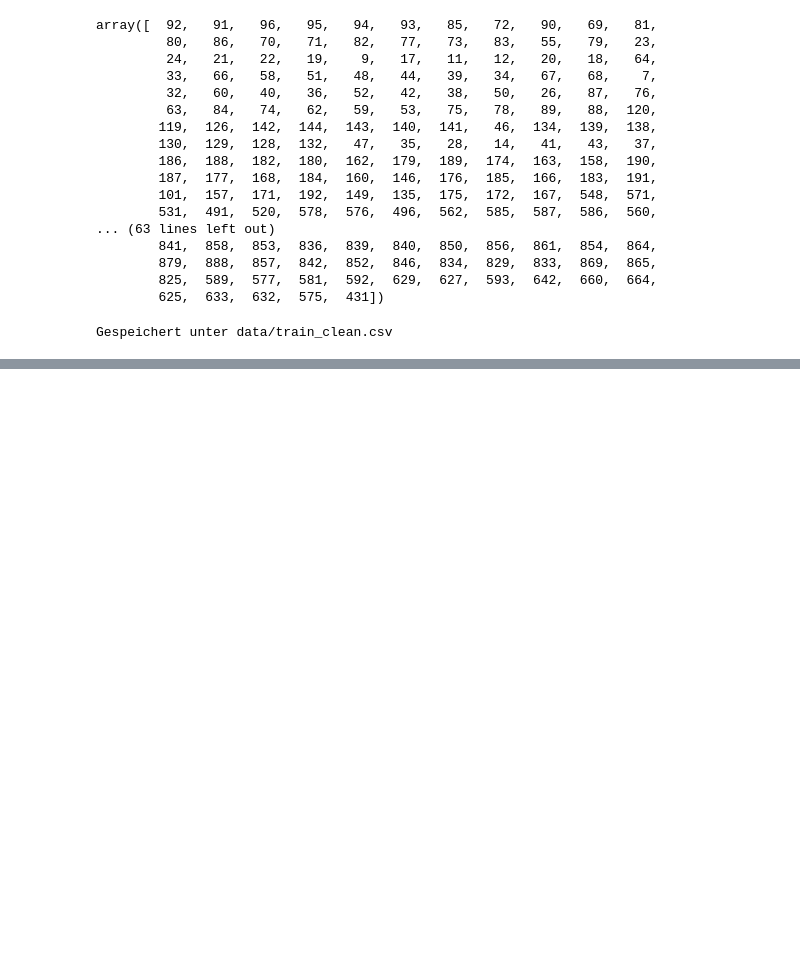
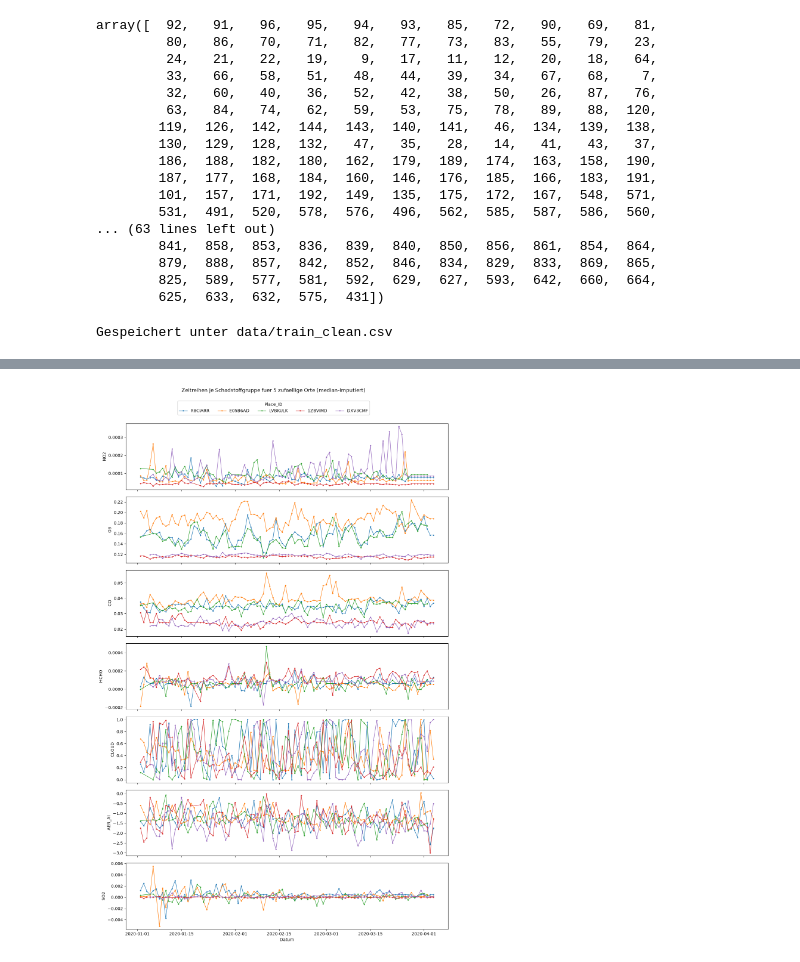
Before and after one commit to RealCyron/Machine_Learning_Projekt, a Jupyter notebook: 05_data_cleaning_and_modeling_ju.ipynb, the cells around one changed output, grey strips where cells are left out. Saved outputs shown, nothing was run; the diff lists cells and outputs as text; code cells hidden in the pictures; blank space fills up the shorter version.

```diff
--- a/05_data_cleaning_and_modeling_ju.ipynb
+++ b/05_data_cleaning_and_modeling_ju.ipynb
@@ -194,0 +289,47 @@ print("Gespeichert unter data/train_imputed.csv")
+# %%
+# Zeitreihen je Schadstoffgruppe fuer 5 zufaellige Orte (df_imputed_median, bereits median-imputiert)
+# -> kein reindex auf vollstaendigen Tagesraster, da fuer manche Orte ganze Kalendertage als
+#    Zeile fehlen (nicht nur NaN-Werte) - ein reindex wuerde dafuer kuenstlich neue, leere
+#    Zeilen erzeugen und so faelschlich wieder Luecken zeigen, obwohl die Imputation
+#    alle vorhandenen Zeilen bereits vollstaendig gefuellt hat.
+
+gas_repr_cols = {
+    "NO2": "L3_NO2_NO2_column_number_density",
+    "O3": "L3_O3_O3_column_number_density",
+    "CO": "L3_CO_CO_column_number_density",
+    "HCHO": "L3_HCHO_tropospheric_HCHO_column_number_density",
+    "CLOUD": "L3_CLOUD_cloud_fraction",
+    "AER_AI": "L3_AER_AI_absorbing_aerosol_index",
+    "SO2": "L3_SO2_SO2_column_number_density",
+}
+
+# 5 zufaellige Orte auswaehlen (fester Seed fuer Reproduzierbarkeit)
+rng = np.random.default_rng(42)
+size = 5
+random_places = rng.choice(df_imputed_median["Place_ID"].unique(), size, replace=False)
+
+palette = sns.color_palette("tab10", n_colors=len(random_places))
+place_colors = dict(zip(random_places, palette))
+
+fig, axes = plt.subplots(len(gas_repr_cols), 1, figsize=(12, 18), sharex=True)
+
+for ax, (gas, col) in zip(axes, gas_repr_cols.items()):
+    for place_id in random_places:
+        df_place = df_imputed_median[df_imputed_median["Place_ID"] == place_id].copy()
+        df_place["Date"] = pd.to_datetime(df_place["Date"])
+        df_place = df_place.sort_values("Date")
+        ax.plot(
+            df_place["Date"], df_place[col],
+            marker="o", markersize=2, linewidth=1,
+            color=place_colors[place_id], label=place_id,
+        )
+    ax.set_ylabel(gas)
+
+axes[-1].set_xlabel("Datum")
+handles, labels = axes[0].get_legend_handles_labels()
+fig.legend(handles, labels, title="Place_ID", loc="upper center", bbox_to_anchor=(0.5, 1.02), ncol=5)
+fig.suptitle("Zeitreihen je Schadstoffgruppe fuer " + str(size) + " zufaellige Orte (median-imputiert)", y=1.04)
+plt.tight_layout()
+plt.show()
+# %% [output]
+[figure, added]
```
Also changed, not shown: parts of 11 cells of this notebook, 5 other files.
